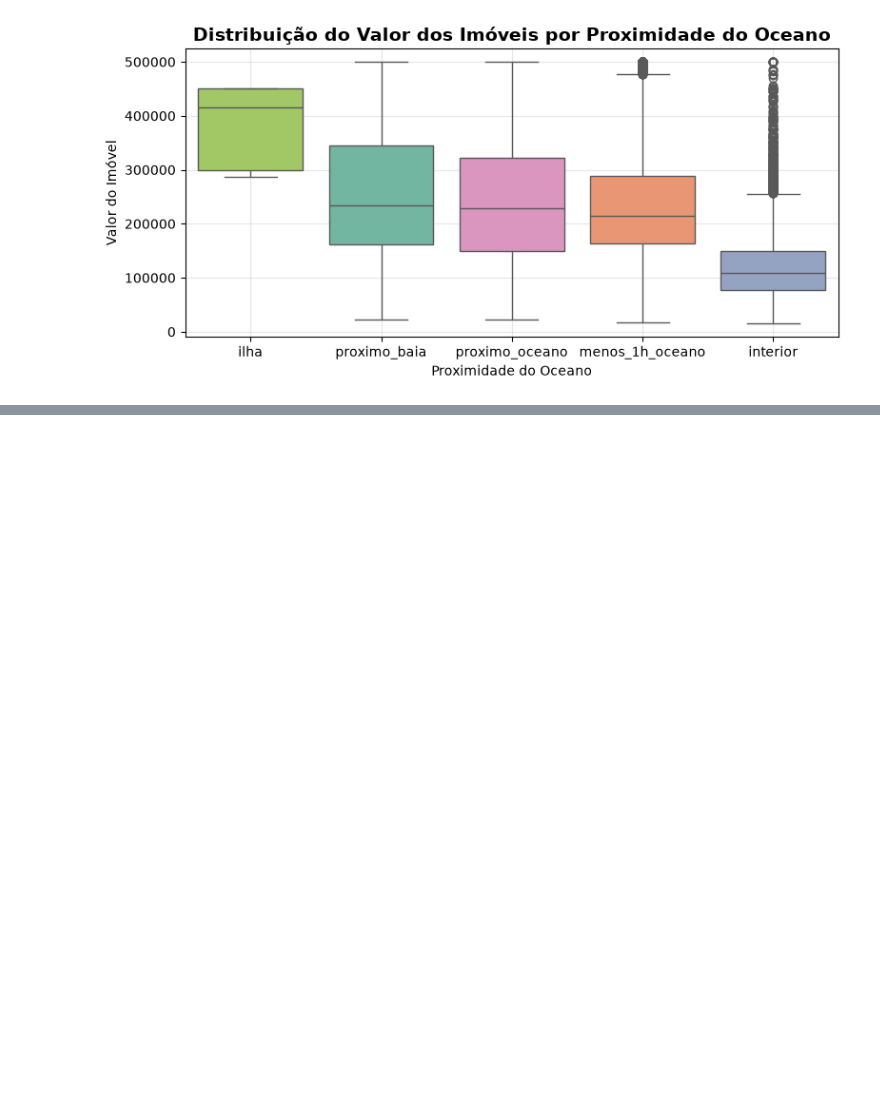
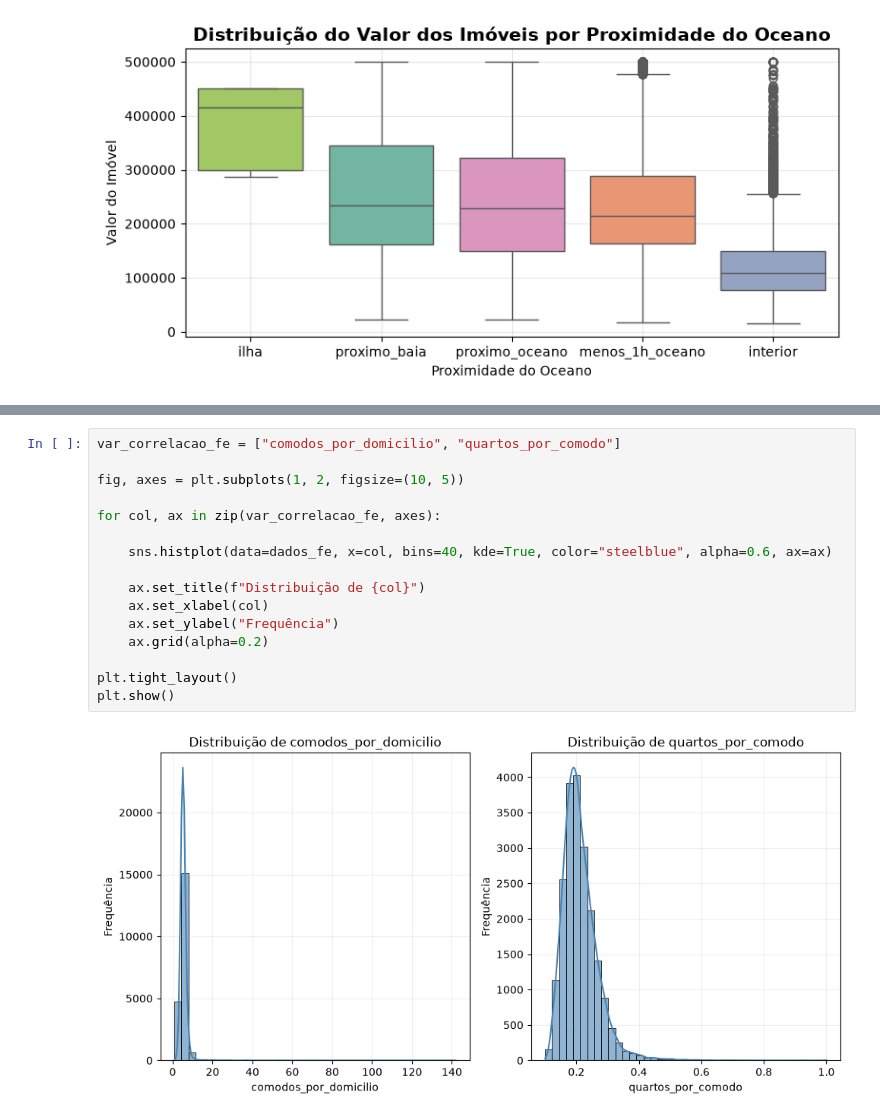
Before and after one commit to RenanTrevelim/california-housing-price-prediction, a Jupyter notebook: notebooks/02_analise_exploratoria.ipynb, the cells around one changed output, grey strips where cells are left out. Saved outputs shown, nothing was run; the diff lists cells and outputs as text; blank space fills up the shorter version.

```diff
--- a/notebooks/02_analise_exploratoria.ipynb
+++ b/notebooks/02_analise_exploratoria.ipynb
@@ -333,0 +383,18 @@ plt.show()
+# %%
+var_correlacao_fe = ["comodos_por_domicilio", "quartos_por_comodo"]
+
+fig, axes = plt.subplots(1, 2, figsize=(10, 5))
+
+for col, ax in zip(var_correlacao_fe, axes):
+
+    sns.histplot(data=dados_fe, x=col, bins=40, kde=True, color="steelblue", alpha=0.6, ax=ax)
+
+    ax.set_title(f"Distribuição de {col}")
+    ax.set_xlabel(col)
+    ax.set_ylabel("Frequência")
+    ax.grid(alpha=0.2)
+
+plt.tight_layout()
+plt.show()
+# %% [output]
+[figure, added]
```
Also changed, not shown: parts of 8 cells of this notebook, 2 other files.
